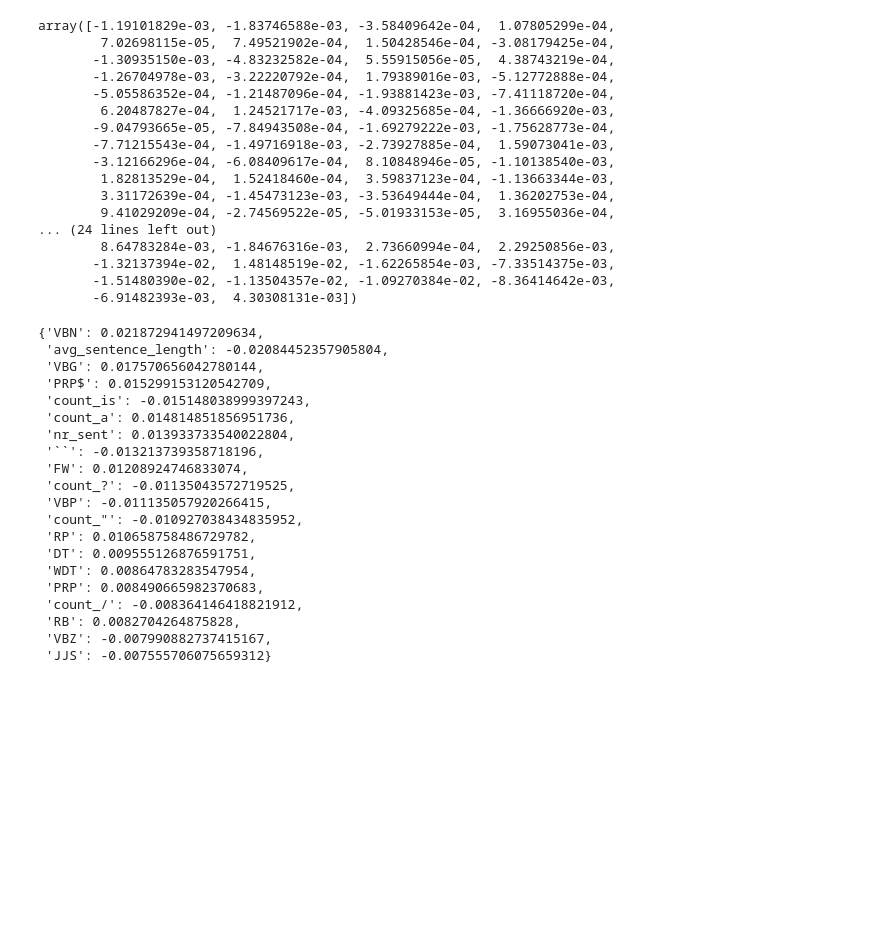
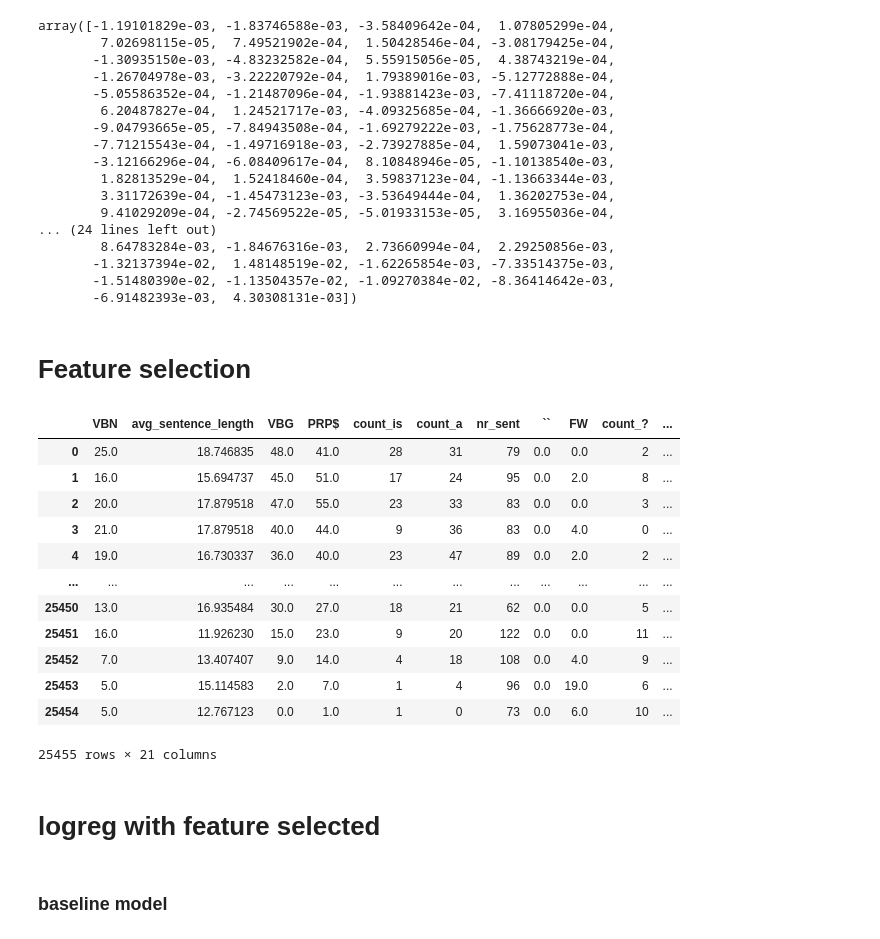
Before and after one commit to mdegoede/LanguageAndAI, a Jupyter notebook: logreg.ipynb, the cells around one changed output. Saved outputs shown, nothing was run; the diff lists cells and outputs as text; code cells hidden in the pictures; blank space fills up the shorter version.

```diff
--- a/logreg.ipynb
+++ b/logreg.ipynb
@@ -357,31 +361,34 @@ array([-1.19101829e-03, -1.83746588e-03, -3.58409642e-04,  1.07805299e-04,
        -1.32137394e-02,  1.48148519e-02, -1.62265854e-03, -7.33514375e-03,
        -1.51480390e-02, -1.13504357e-02, -1.09270384e-02, -8.36414642e-03,
        -6.91482393e-03,  4.30308131e-03])
+# %% [markdown]
+# Feature selection
 # %%
 coefficients_dict = dict(zip(feature_names, coefficients))
 coefficients_dict_sorted = dict(sorted(coefficients_dict.items(), key=lambda item: abs(item[1]), reverse=True))
 
 # 20 most important coefficients
 import itertools
-dict(itertools.islice(coefficients_dict_sorted.items(), 20))
+top_20_features = dict(itertools.islice(coefficients_dict_sorted.items(), 20))
+feature_keys = list(top_20_features.keys())
+feature_keys.append('binary_birth_year')
+df_selected_features = mil_and_genz_merged[feature_keys]
+df_selected_features
 # %% [output]
+|  | VBN | avg_sentence_length | VBG | PRP$ | count_is | count_a | nr_sent | `` | FW | count_? | ... |
+| 0 | 25.0 | 18.746835 | 48.0 | 41.0 | 28 | 31 | 79 | 0.0 | 0.0 | 2 | ... |
+| 1 | 16.0 | 15.694737 | 45.0 | 51.0 | 17 | 24 | 95 | 0.0 | 2.0 | 8 | ... |
+| 2 | 20.0 | 17.879518 | 47.0 | 55.0 | 23 | 33 | 83 | 0.0 | 0.0 | 3 | ... |
+| 3 | 21.0 | 17.879518 | 40.0 | 44.0 | 9 | 36 | 83 | 0.0 | 4.0 | 0 | ... |
+| 4 | 19.0 | 16.730337 | 36.0 | 40.0 | 23 | 47 | 89 | 0.0 | 2.0 | 2 | ... |
+| ... | ... | ... | ... | ... | ... | ... | ... | ... | ... | ... | ... |
+| 25450 | 13.0 | 16.935484 | 30.0 | 27.0 | 18 | 21 | 62 | 0.0 | 0.0 | 5 | ... |
+| 25451 | 16.0 | 11.926230 | 15.0 | 23.0 | 9 | 20 | 122 | 0.0 | 0.0 | 11 | ... |
+| 25452 | 7.0 | 13.407407 | 9.0 | 14.0 | 4 | 18 | 108 | 0.0 | 4.0 | 9 | ... |
+| 25453 | 5.0 | 15.114583 | 2.0 | 7.0 | 1 | 4 | 96 | 0.0 | 19.0 | 6 | ... |
+| 25454 | 5.0 | 12.767123 | 0.0 | 1.0 | 1 | 0 | 73 | 0.0 | 6.0 | 10 | ... |
-{'VBN': 0.021872941497209634,
- 'avg_sentence_length': -0.02084452357905804,
- 'VBG': 0.017570656042780144,
- 'PRP$': 0.015299153120542709,
- 'count_is': -0.015148038999397243,
- 'count_a': 0.014814851856951736,
- 'nr_sent': 0.013933733540022804,
- '``': -0.013213739358718196,
- 'FW': 0.01208924746833074,
- 'count_?': -0.01135043572719525,
- 'VBP': -0.011135057920266415,
- 'count_"': -0.010927038434835952,
- 'RP': 0.010658758486729782,
- 'DT': 0.009555126876591751,
- 'WDT': 0.00864783283547954,
- 'PRP': 0.008490665982370683,
- 'count_/': -0.008364146418821912,
- 'RB': 0.0082704264875828,
- 'VBZ': -0.007990882737415167,
- 'JJS': -0.007555706075659312}
+25455 rows × 21 columns
+# %% [markdown]
+# logreg with feature selected
+# %% [markdown]
+### baseline model
```
Also changed, not shown: parts of 19 cells of this notebook.
